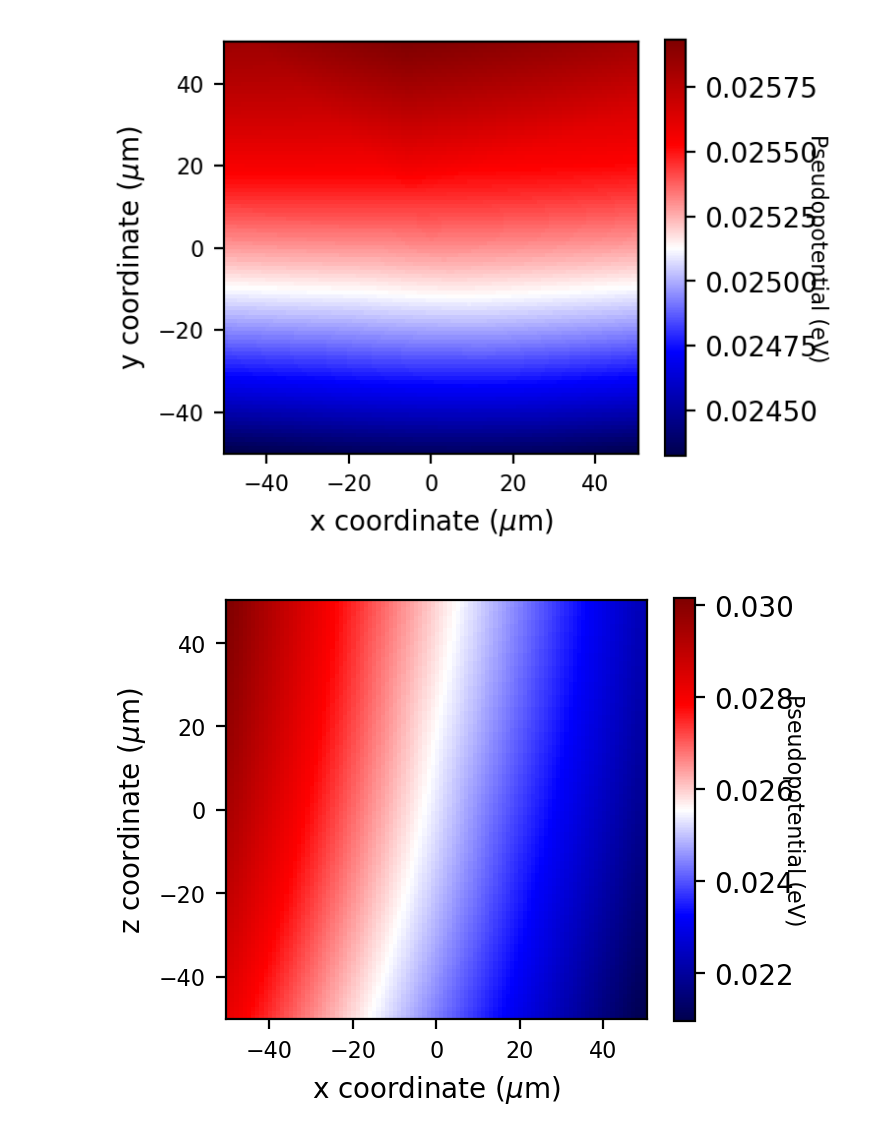
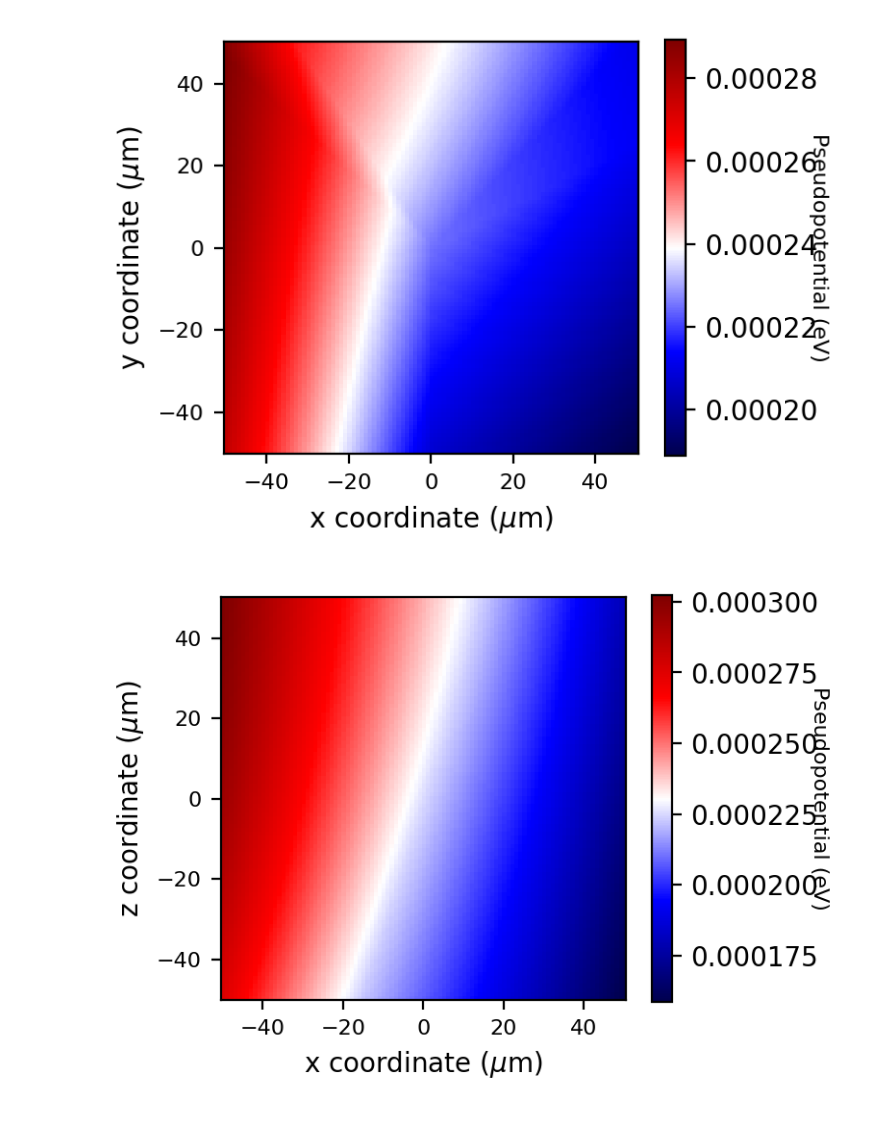
Before and after one commit to HaeffnerLab/Electron-Trap-Design-Testing, a Jupyter notebook: DC_Confinement/Ansys_plot_DCs.ipynb, the cells around one changed output. Cells and saved outputs as stored; diff of their text form; code cells hidden in the pictures.

```diff
--- a/DC_Confinement/Ansys_plot_DCs.ipynb
+++ b/DC_Confinement/Ansys_plot_DCs.ipynb
@@ -1,15 +8,8 @@
 # %%
-import numpy as np
-import matplotlib.pyplot as plt
-from scipy.optimize import curve_fit
-import pandas
-import time
-from matplotlib import cm,ticker
-
-
 file_location = r'C:\Users\cm467\Documents\Ansoft'
-file_name = 'DC_bl3_100um_cubed_1mu_steps.fld'
-full = file_location + '/' + file_name
+file_name = 'DC_bl1_100um_cubed_1mu_steps.fld'
+#full = file_location + '/' + file_name
+full = file_name
 
 df = pandas.read_csv(full, sep=' ', skiprows = 2, header = None)
 
@@ -77,32 +77,32 @@ plt.tick_params(axis='both', which='major', labelsize=8)
 plt.show()
 
 # XZ plot
 plt.figure(figsize = (3.4,2.8), dpi = 200)
 im = plt.imshow(V_XZ, interpolation='nearest', extent=[-50.5,50.5,-50.25,50.25], cmap=cm.seismic)
 cm.seismic.set_bad(color='yellow')
 cbar = plt.colorbar(im)#, ticks=[np.log(0.001), np.log(0.01), np.log(0.1), np.log(1), np.log(10)])
 # cbar.ax.set_yticklabels(['0.001', '0.01', '0.1', '1', '10'], fontsize=8)  # vertically oriented colorbar
 # cbar.ax.set_title('Pseudopotential (eV)', fontsize = 8)
 cbar.set_label('Pseudopotential (eV)', fontsize = 8, rotation=270)
 plt.xlabel('x coordinate ($\mu$m)', fontdict=None, labelpad=None)
 plt.ylabel('z coordinate ($\mu$m)', fontdict=None, labelpad=None)
 plt.tick_params(axis='both', which='major', labelsize=8)
 # plt.savefig('Fusion_3D_100MHz_100V_oop_ps.png', bbox_inches = 'tight')
 plt.show()
 
 # YZ plot
 plt.figure(figsize = (3.4,2.8), dpi = 200)
 im = plt.imshow(V_YZ, interpolation='nearest', extent=[-50.5,50.5,-50.25,50.25], cmap=cm.seismic)
 cm.seismic.set_bad(color='yellow')
 cbar = plt.colorbar(im)#, ticks=[np.log(0.001), np.log(0.01), np.log(0.1), np.log(1), np.log(10)])
 # cbar.ax.set_yticklabels(['0.001', '0.01', '0.1', '1', '10'], fontsize=8)  # vertically oriented colorbar
 # cbar.ax.set_title('Pseudopotential (eV)', fontsize = 8)
 cbar.set_label('Pseudopotential (eV)', fontsize = 8, rotation=270)
 plt.xlabel('y coordinate ($\mu$m)', fontdict=None, labelpad=None)
 plt.ylabel('z coordinate ($\mu$m)', fontdict=None, labelpad=None)
 plt.tick_params(axis='both', which='major', labelsize=8)
 # plt.savefig('Fusion_3D_100MHz_100V_oop_ps.png', bbox_inches = 'tight')
 plt.show()
 # %% [output]
-[figure, old version]
+[figure, new version]
-[figure, old version]
+[figure, new version]
```
Also changed, not shown: parts of 6 cells of this notebook, 12 other files.
